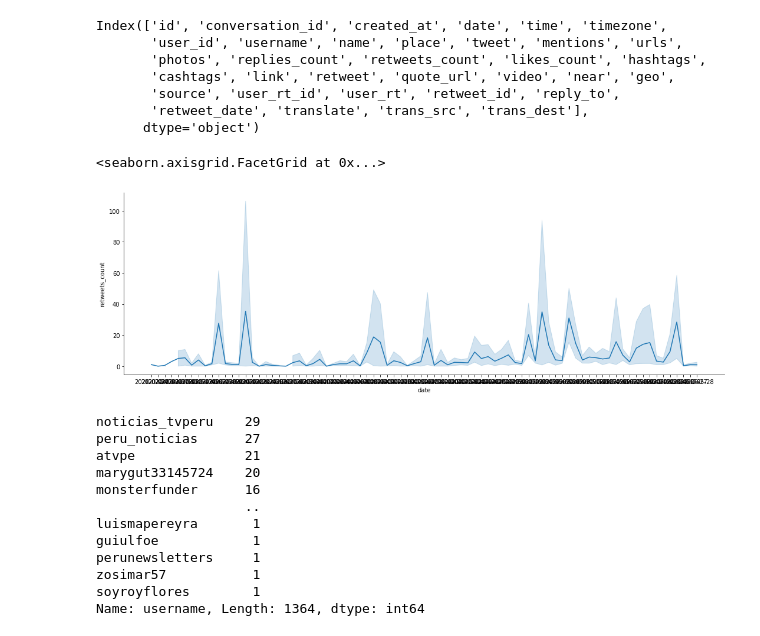
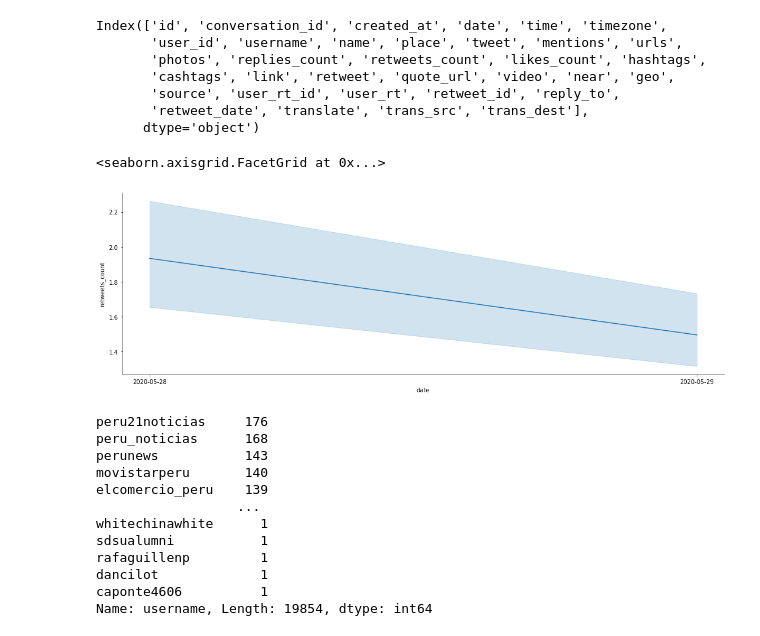
Before and after one commit to minskylab/signals, a Jupyter notebook: explore.ipynb, the cells around one changed output. Drawn from its saved outputs; the diff is of its cells as text; code cells hidden in the pictures.

```diff
--- a/explore.ipynb
+++ b/explore.ipynb
@@ -8,7 +18,7 @@ import seaborn as sns
 %matplotlib inline
 # %%
-iquitos = pd.read_csv("/Users/bregy/Documents/signals/iquitos.csv")
-iquitos
+peru = pd.read_csv("/Users/bregy/Documents/signals/peru1h.csv")
+peru
 # %% [output]
 |  | id | conversation_id | created_at | date | time | timezone | user_id | username | name | place | ... |
 | 0 | 1265693800468557834 | 1265651120665493504 | 1590599892000 | 2020-05-27 | 12:18:12 | -5 | 1157757796349337606 | cristodelladron | Cristo de las loncheras | NaN | ... |
@@ -34,23 +44,23 @@ Index(['id', 'conversation_id', 'created_at', 'date', 'time', 'timezone',
        'retweet_date', 'translate', 'trans_src', 'trans_dest'],
       dtype='object')
 # %%
-sample = iquitos#.sample(500)
+sample = peru#.sample(500)
 sns.relplot(x="date", y="retweets_count", kind="line", aspect=3, data=sample)
 # %% [output]
 <seaborn.axisgrid.FacetGrid at 0x...>
-[figure, old version]
+[figure, new version]
 # %%
-iquitos["username"].value_counts()
+peru["username"].value_counts()
 # %% [output]
-noticias_tvperu    29
-peru_noticias      27
-atvpe              21
-marygut33145724    20
-monsterfunder      16
-                   ..
-luismapereyra       1
-guiulfoe            1
-perunewsletters     1
-zosimar57           1
-soyroyflores        1
-Name: username, Length: 1364, dtype: int64
+peru21noticias     176
+peru_noticias      168
+perunews           143
+movistarperu       140
+elcomercio_peru    139
+                  ...
+whitechinawhite      1
+sdsualumni           1
+rafaguillenp         1
+dancilot             1
+caponte4606          1
+Name: username, Length: 19854, dtype: int64
```
Also changed, not shown: parts of 24 cells of this notebook, 10 other files.
